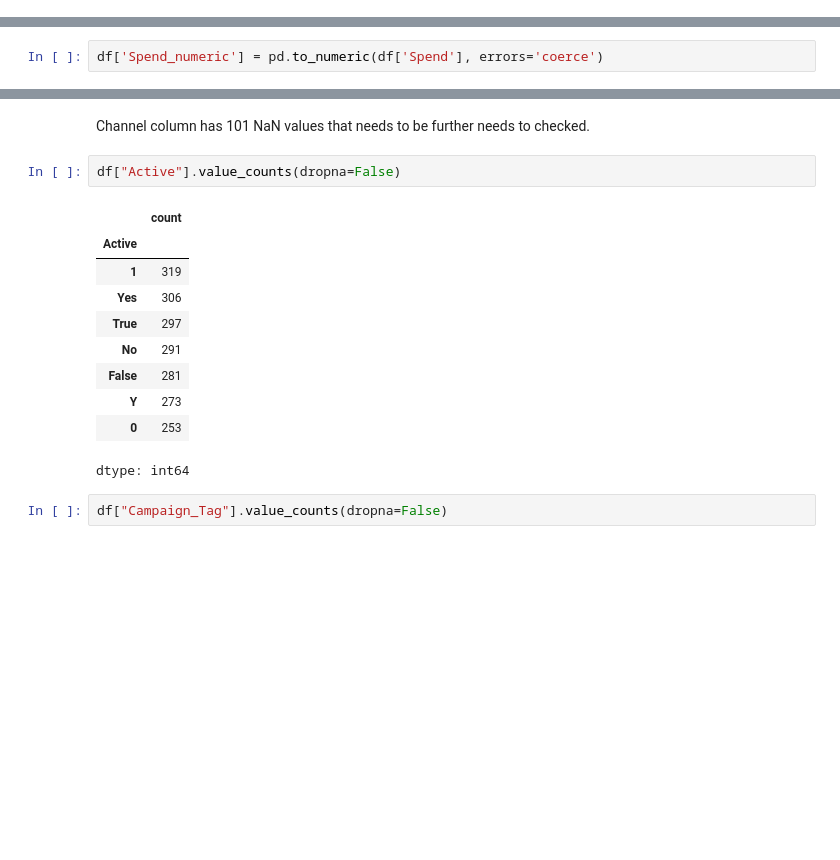
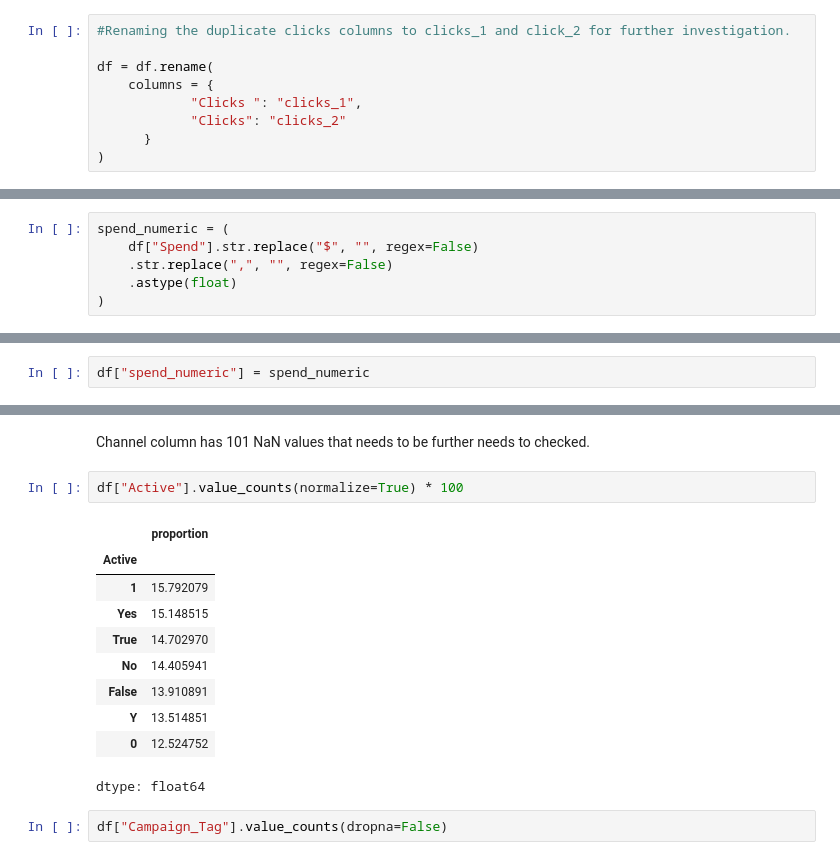
Before and after one commit to Nikita-Ravindra-Albela/Marketing_Campaign_Performance_Analysis, a Jupyter notebook: Python/Marketing_Analytics_Profiling.ipynb, the cells around one changed output, grey strips where cells are left out. Cells and saved outputs as stored; diff of their text form; blank space fills up the shorter version.

```diff
--- a/Python/Marketing_Analytics_Profiling.ipynb
+++ b/Python/Marketing_Analytics_Profiling.ipynb
@@ -104,0 +170,9 @@ df.columns.tolist()
+# %%
+#Renaming the duplicate clicks columns to clicks_1 and click_2 for further investigation.
+
+df = df.rename(
+    columns = {
+            "Clicks ": "clicks_1",
+            "Clicks": "clicks_2"
+      }
+)
@@ -221,3 +413,9 @@ spend_numeric = pd.to_numeric(df['Spend'], errors='coerce')
+# %%
+spend_numeric = (
+    df["Spend"].str.replace("$", "", regex=False)
+    .str.replace(",", "", regex=False)
+    .astype(float)
+)
 # %%
 spend_numeric.describe()
 # %% [output]
@@ -251 +459,3 @@ dtype: float64
+# %%
+df["spend_numeric"] = spend_numeric
 # %%
@@ -289,2 +482,0 @@ np.int64(19)
-# %%
-df['Spend_numeric'] = pd.to_numeric(df['Spend'], errors='coerce')
@@ -592,18 +688,18 @@ dtype: int64
 # %% [markdown]
 Channel column has 101 NaN values that needs to be further needs to checked.
 # %%
-df["Active"].value_counts(dropna=False)
+df["Active"].value_counts(normalize=True) * 100
 # %% [output]
-|  | count |
+|  | proportion |
 | Active |  |
-| 1 | 319 |
-| Yes | 306 |
-| True | 297 |
-| No | 291 |
-| False | 281 |
-| Y | 273 |
-| 0 | 253 |
+| 1 | 15.792079 |
+| Yes | 15.148515 |
+| True | 14.702970 |
+| No | 14.405941 |
+| False | 13.910891 |
+| Y | 13.514851 |
+| 0 | 12.524752 |
-dtype: int64
+dtype: float64
 # %%
 df["Campaign_Tag"].value_counts(dropna=False)
 # %% [output]
```
Also changed, not shown: parts of 103 cells of this notebook.
